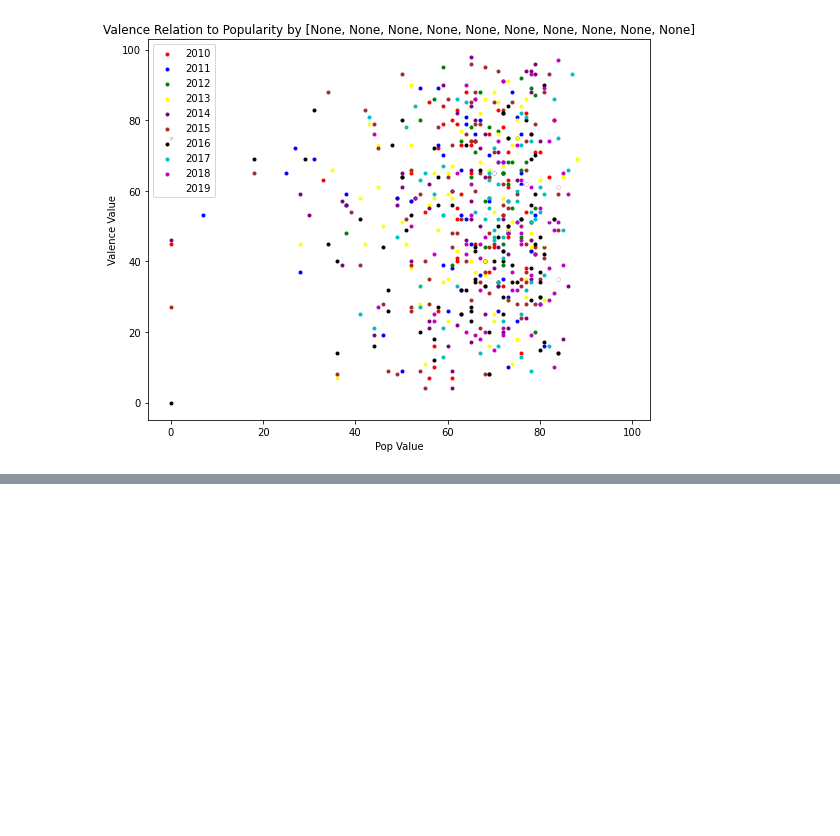
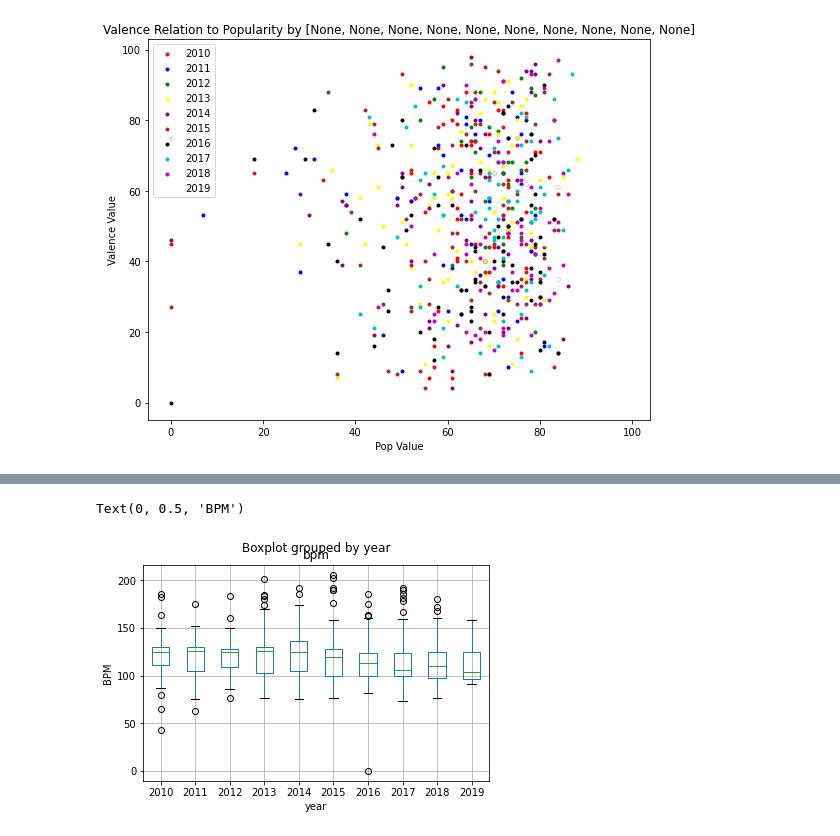
Before and after one commit to Boyder3113/Project_1, a Jupyter notebook: Untitled.ipynb, the cells around one changed output, grey strips where cells are left out. Drawn from its saved outputs; the diff is of its cells as text; code cells hidden in the pictures; blank space fills up the shorter version.

```diff
--- a/Untitled.ipynb
+++ b/Untitled.ipynb
@@ -180,0 +197,6 @@ compValPopYear(years, colors)
+# %%
+bpm_df.boxplot(column = ["bpm"], by = "year")
+plt.ylabel("BPM")
+# %% [output]
+Text(0, 0.5, 'BPM')
+[figure, added]
```
Also changed, not shown: parts of 1 cell of this notebook.
